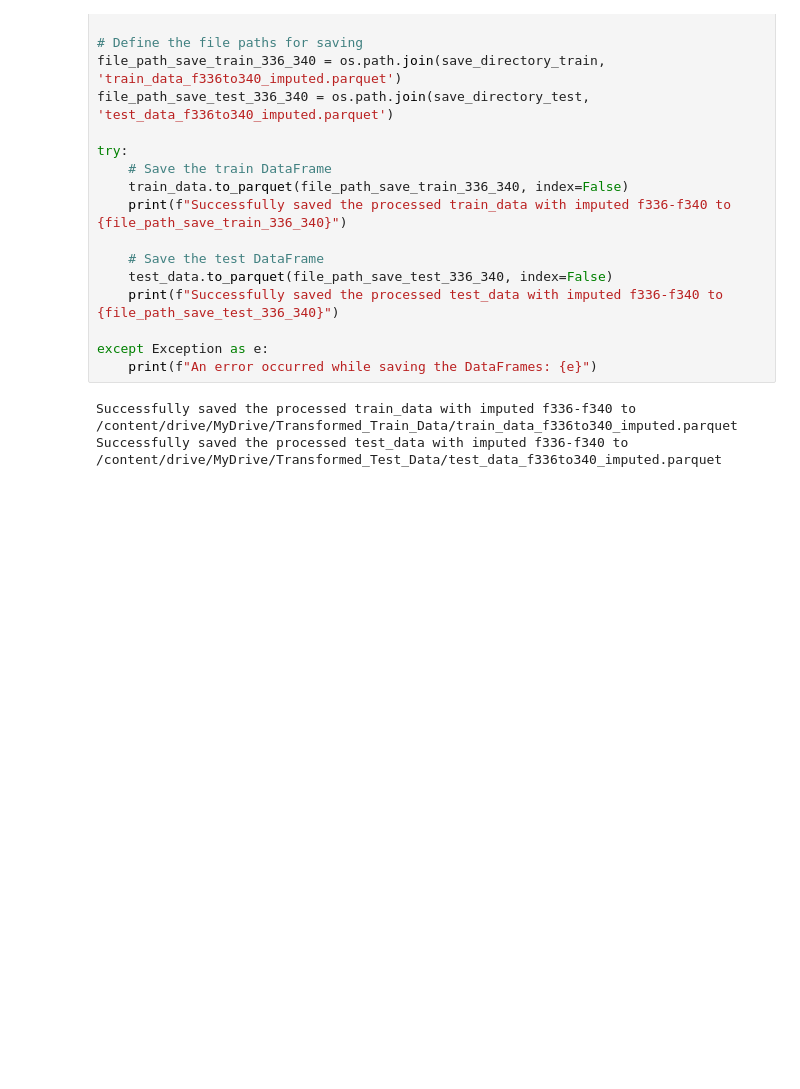
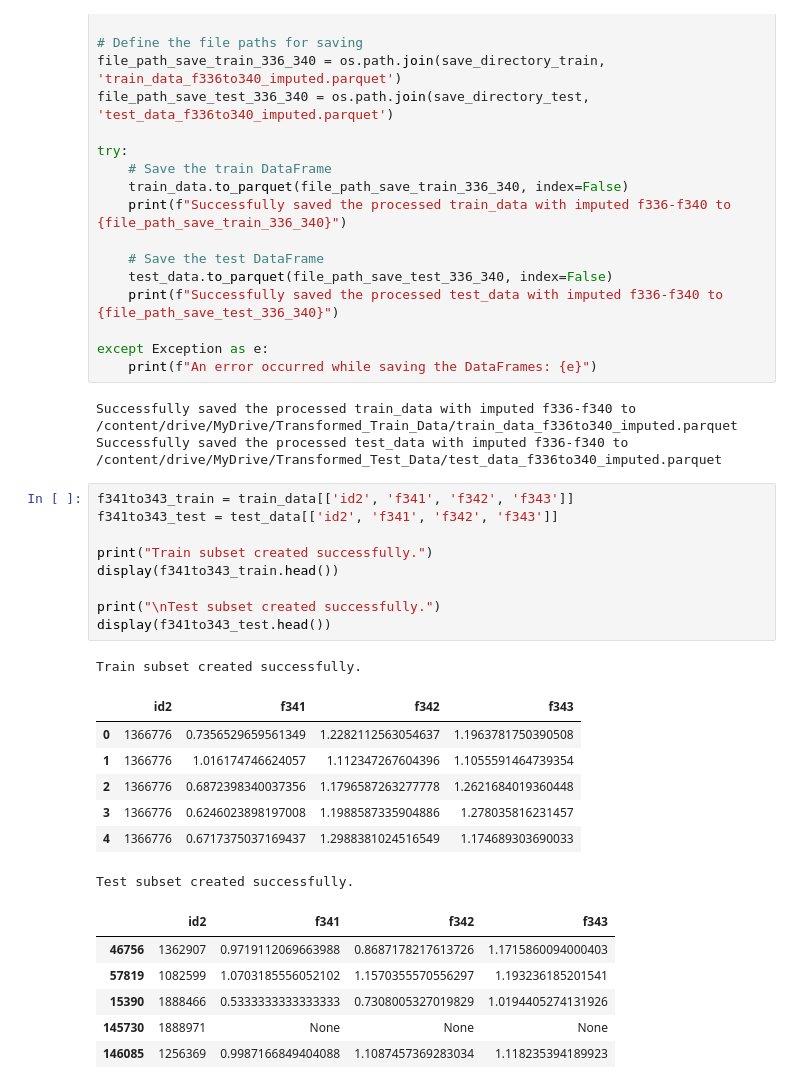
Before and after one commit to rishabh-0042/American_Express_Hackathon_25-2025, a Jupyter notebook: Feature_Engineering3.ipynb, the cells around one changed output. Drawn from its saved outputs; the diff is of its cells as text; blank space fills up the shorter version.

```diff
--- a/Feature_Engineering3.ipynb
+++ b/Feature_Engineering3.ipynb
@@ -1651,3 +1651,27 @@ except Exception as e:
 # %% [output]
 Successfully saved the processed train_data with imputed f336-f340 to /content/drive/MyDrive/Transformed_Train_Data/train_data_f336to340_imputed.parquet
 Successfully saved the processed test_data with imputed f336-f340 to /content/drive/MyDrive/Transformed_Test_Data/test_data_f336to340_imputed.parquet
+# %%
+f341to343_train = train_data[['id2', 'f341', 'f342', 'f343']]
+f341to343_test = test_data[['id2', 'f341', 'f342', 'f343']]
+
+print("Train subset created successfully.")
+display(f341to343_train.head())
+
+print("\nTest subset created successfully.")
+display(f341to343_test.head())
+# %% [output]
+Train subset created successfully.
+|  | id2 | f341 | f342 | f343 |
+| 0 | 1366776 | 0.7356529659561349 | 1.2282112563054637 | 1.1963781750390508 |
+| 1 | 1366776 | 1.016174746624057 | 1.112347267604396 | 1.1055591464739354 |
+| 2 | 1366776 | 0.6872398340037356 | 1.1796587263277778 | 1.2621684019360448 |
+| 3 | 1366776 | 0.6246023898197008 | 1.1988587335904886 | 1.278035816231457 |
+| 4 | 1366776 | 0.6717375037169437 | 1.2988381024516549 | 1.174689303690033 |
+Test subset created successfully.
+|  | id2 | f341 | f342 | f343 |
+| 46756 | 1362907 | 0.9719112069663988 | 0.8687178217613726 | 1.1715860094000403 |
+| 57819 | 1082599 | 1.0703185556052102 | 1.1570355570556297 | 1.193236185201541 |
+| 15390 | 1888466 | 0.5333333333333333 | 0.7308005327019829 | 1.0194405274131926 |
+| 145730 | 1888971 | None | None | None |
+| 146085 | 1256369 | 0.9987166849404088 | 1.1087457369283034 | 1.118235394189923 |
```
Also changed, not shown: parts of 6 cells of this notebook.
